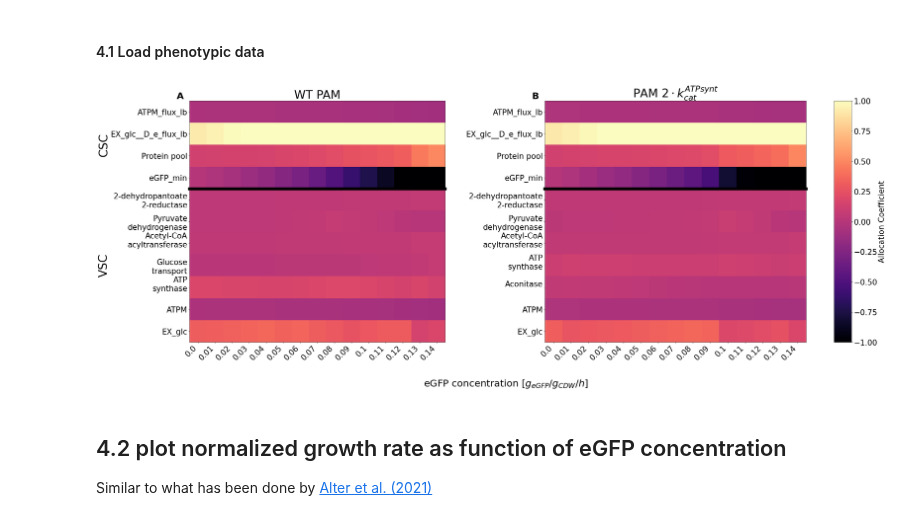
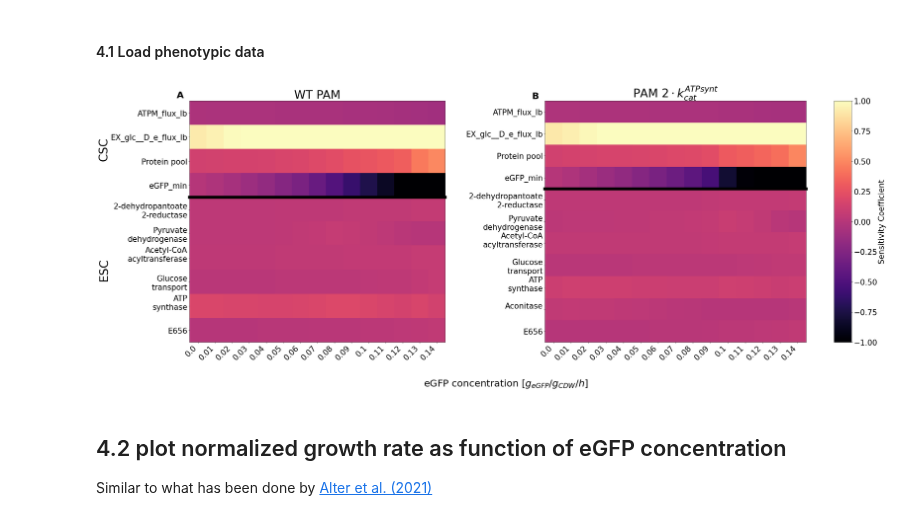
Before and after one commit to iAMB-RWTH-Aachen/PAModelpy, a Jupyter notebook: Figures/Figure3_sensitivities_protein-overproduction.ipynb, the cells around one changed output. Drawn from its saved outputs; the diff is of its cells as text; code cells hidden in the pictures.

```diff
--- a/Figures/Figure3_sensitivities_protein-overproduction.ipynb
+++ b/Figures/Figure3_sensitivities_protein-overproduction.ipynb
@@ -135,8 +134,7 @@ def find_top5_sensitivities(Cv, x_axis, yaxis):
 # %% [markdown]
 #### 1.2 Plotting
 # %%
-def parse_x_axis_heatmap(capacity_coeff, variable_coeff):
-    x_axis_vsc = []
+def parse_x_axis_heatmap(capacity_coeff, enzyme_coeff):
     x_axis_csc = []
 
     for csc in ['flux_ub', 'flux_lb', 'enzyme_max','enzyme_min','proteome', 'sector']:
@@ -146,11 +144,6 @@ def parse_x_axis_heatmap(capacity_coeff, variable_coeff):
             x_axis_csc += [coef+'_'+ csc for coef in capacity_coeff[
             capacity_coeff['constraint'] == csc].enzyme_id.to_list()]
 
-    for vsc in ['flux', 'enzyme', 'sector']:
-        if vsc == 'flux':
-            x_axis_vsc += variable_coeff[variable_coeff['constraint'] == vsc].rxn_id.to_list()
-        else:
-            x_axis_vsc += variable_coeff[
-                variable_coeff['constraint'] == vsc].enzyme_id.to_list()
-    return x_axis_csc, x_axis_vsc
+    x_axis_esc = enzyme_coeff.enzyme_id.to_list()
+    return x_axis_csc, x_axis_esc
 # %%
@@ -343,6 +333,6 @@ gln__L_c: 0 <= -1.0*ADCS + 1.0*ADCS_reverse_5303c - 1.0*ANS + 1.0*ANS_reverse_4e
 #### 2.3 Run simulations for different eGFP concentrations
 # %%
 results_pam = calculate_sensitivities(pamodel)
-x_axis_csc_pam,x_axis_vsc_pam = parse_x_axis_heatmap(results_pam['capacity coefficients'], results_pam['variable coefficients'])
+x_axis_csc_pam,x_axis_esc_pam = parse_x_axis_heatmap(results_pam['capacity coefficients'], results_pam['enzyme coefficients'])
 # %% [output]
 Running simulations with the following eGFP concentration:  0.0 mmol/g_cdw/h
@@ -371,6 +362,7 @@ vsc_nonzero_pam_t = np.transpose(np.array(vsc_nonzero_pam))
 # %%
+#get top5 nonzero sensitivities
 csc_top5_pam, x_csc_top5_pam = find_top5_sensitivities(results_pam['Ccsc'], x_axis = x_axis_csc_pam, yaxis = eGFP_RANGE)
-vsc_top5_pam, x_vsc_top5_pam = find_top5_sensitivities(results_pam['Cvsc'], x_axis = x_axis_vsc_pam, yaxis = eGFP_RANGE)
+esc_top5_pam, x_esc_top5_pam = find_top5_sensitivities(results_pam['Cesc'], x_axis = x_axis_esc_pam, yaxis = eGFP_RANGE)
 # %% [output]
 ['EX_glc__D_e_flux_lb', 'TotalProteinConstraint_proteome']
 ['EX_glc__D_e_flux_lb', 'TotalProteinConstraint_proteome']
@@ -451,10 +448,10 @@ Sum of variable sensitivity coefficients:
 # %%
 #parse results for nice plotting
-x_axis_csc_atp,x_axis_vsc_atp = parse_x_axis_heatmap(results_atp['capacity coefficients'], results_atp['variable coefficients'])
+x_axis_csc_atp,x_axis_esc_atp = parse_x_axis_heatmap(results_atp['capacity coefficients'], results_atp['enzyme coefficients'])
 
 #find top 5 sensitivities
 csc_top5_atp, x_csc_top5_atp = find_top5_sensitivities(results_atp['Ccsc'], x_axis = x_axis_csc_atp, yaxis = eGFP_RANGE)
-vsc_top5_atp, x_vsc_top5_atp = find_top5_sensitivities(results_atp['Cvsc'], x_axis = x_axis_vsc_atp, yaxis = eGFP_RANGE)
+esc_top5_atp, x_esc_top5_atp = find_top5_sensitivities(results_atp['Cesc'], x_axis = x_axis_esc_atp, yaxis = eGFP_RANGE)
 # %% [output]
 ['EX_glc__D_e_flux_lb', 'TotalProteinConstraint_proteome']
 ['EX_glc__D_e_flux_lb', 'TotalProteinConstraint_proteome']
@@ -570,40 +570,40 @@ fig = plt.figure(layout = 'constrained')
 gs0 = gridspec.GridSpec(1, 14, figure=fig, wspace = 25)
 gs_pam = gs0[:6]
 gs_inc = gs0[7:]
 
 #adjust labels for better readibility
 x_csc_label_pam = adjust_heatmap_labels(x_csc_top5_pam)
-x_vsc_label_pam = adjust_heatmap_labels(x_vsc_top5_pam)
+x_esc_label_pam = adjust_heatmap_labels(x_esc_top5_pam)
 
 
-fig_pam = make_heatmap_subfigure(results = results_pam, csc_matrix=csc_top5_pam, vsc_matrix =vsc_top5_pam,cbar =False,title = 'WT PAM',
-                                   x_csc=x_csc_label_pam, x_vsc=x_vsc_label_pam, yaxis = eGFP_RANGE, fig = fig, grdspc = gs_pam,
+fig_pam = make_heatmap_subfigure(results = results_pam, csc_matrix=csc_top5_pam, esc_matrix =esc_top5_pam,cbar =False,title = 'WT PAM',
+                                   x_csc=x_csc_label_pam, x_esc=x_esc_label_pam, yaxis = eGFP_RANGE, fig = fig, grdspc = gs_pam,
                                    annotate = 'A', vmin = vmin, vmax=vmax, fontsize = fontsize, cmap = cmap)
 
 # adjust labels for better readibility
 x_csc_label_atp = adjust_heatmap_labels(x_csc_top5_atp)
-x_vsc_label_atp = adjust_heatmap_labels(x_vsc_top5_atp)
+x_esc_label_atp = adjust_heatmap_labels(x_esc_top5_atp)
 
 
-fig_inc = make_heatmap_subfigure(results = results_atp, csc_matrix=csc_top5_atp, vsc_matrix =vsc_top5_atp, ylabels = False,
-                                 title = 'PAM $2\cdot k^{ATPsynt}_{cat}$', x_csc=x_csc_label_atp, x_vsc=x_vsc_label_atp, yaxis = eGFP_RANGE,
+fig_inc = make_heatmap_subfigure(results = results_atp, csc_matrix=csc_top5_atp, esc_matrix =esc_top5_atp, ylabels = False,
+                                 title = 'PAM $2\cdot k^{ATPsynt}_{cat}$', x_csc=x_csc_label_atp, x_esc=x_esc_label_atp, yaxis = eGFP_RANGE,
                                  fig = fig, grdspc=gs_inc, annotate = 'B',  vmin = vmin, vmax=vmax, fontsize = fontsize, cmap = cmap)
 
 #set common x axis title
 ax_xlabel = fig.add_subplot(gs0[0, :2])
 ax_xlabel.set_xticks([])
 ax_xlabel.set_yticks([])
 ax_xlabel.set_frame_on(False)
 ax_xlabel.set_xlabel('eGFP concentration [$g_{eGFP}/g_{CDW}/h$]', fontsize = fontsize*1.25)
 ax_xlabel.xaxis.set_label_coords(6, -.15)
 
 fig.set_figwidth(width)
 fig.set_figheight(height)
 fig.align_labels()
 
 fig.savefig('Figure3_sensitivities_protein-overproduction.png', dpi =200,bbox_inches='tight')
 # %% [output]
-[figure, old version]
+[figure, new version]
 # %% [markdown]
 ## 4.2 plot normalized growth rate as function of eGFP concentration
 Similar to what has been done by [Alter et al. (2021)](https://journals.asm.org/doi/10.1128/mSystems.00625-20)
```
Also changed, not shown: parts of 22 cells of this notebook, 34 other files.
